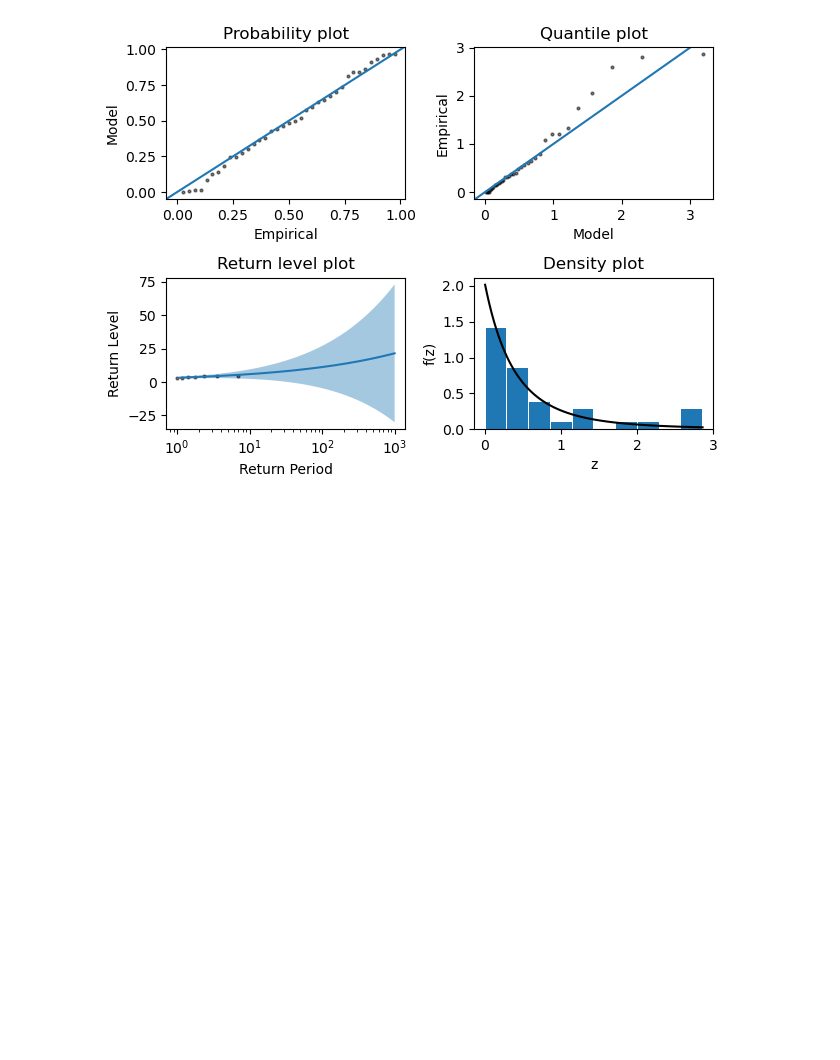
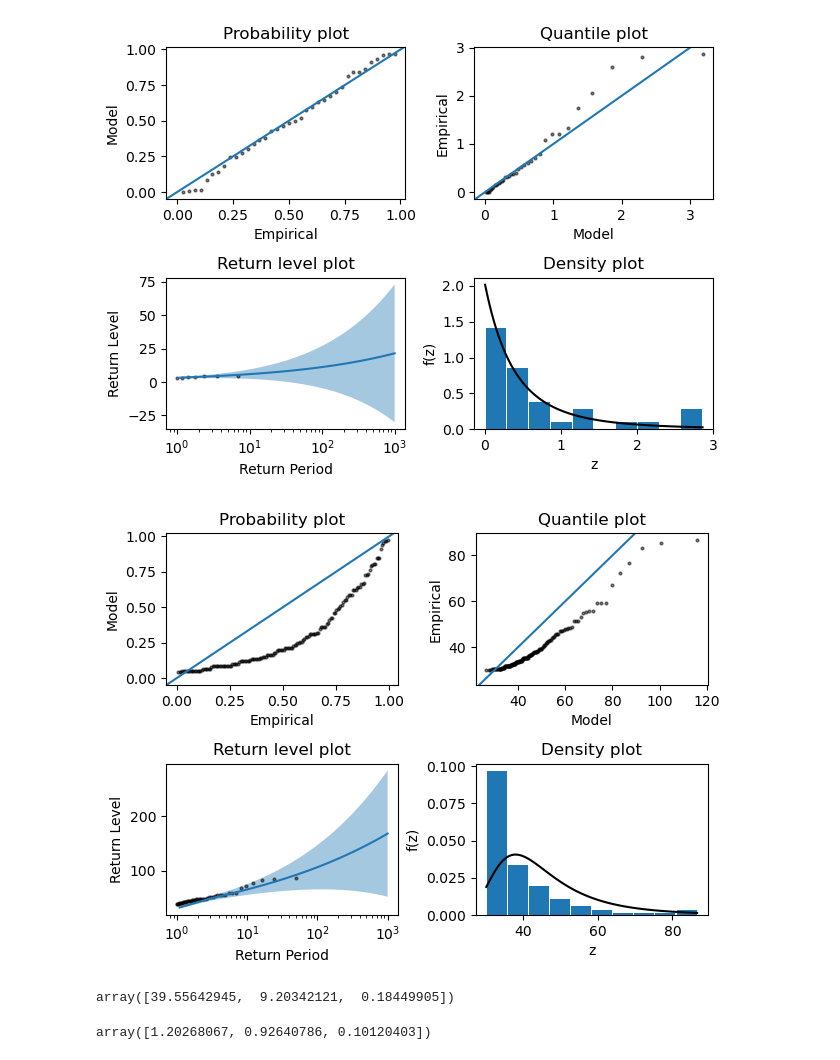
Before and after one commit to jlehtomaa/caseva, a Jupyter notebook: notebooks/tutorial.ipynb, the cells around one changed output. Drawn from its saved outputs; the diff is of its cells as text; code cells hidden in the pictures; blank space fills up the shorter version.

Commit message:
add point process

```diff
--- a/notebooks/tutorial.ipynb
+++ b/notebooks/tutorial.ipynb
@@ -94,3 +98,28 @@ model.fit()
 model.model_evaluation_plot()
 # %% [output]
 [figure]
+# %%
+# Load data / define threshold
+data = pd.read_csv(PATH_DATA / "rain.csv", parse_dates=[0])
+years = {date.year for date in data["Date"]}
+num_years = max(years) - min(years) + 1
+threshold = 30
+
+# Fit model
+model = PointProcesModel(
+    data=data["Rainfall"], threshold=threshold, num_years=num_years
+)
+model.fit()
+
+# Evaluate
+model.model_evaluation_plot()
+# %% [output]
+[figure, added]
+# %%
+model.theta
+# %% [output]
+array([39.55642945,  9.20342121,  0.18449905])
+# %%
+np.sqrt(np.diag(model.covar))
+# %% [output]
+array([1.20268067, 0.92640786, 0.10120403])
```
Also changed, not shown: parts of 1 cell of this notebook, 2 other files.
